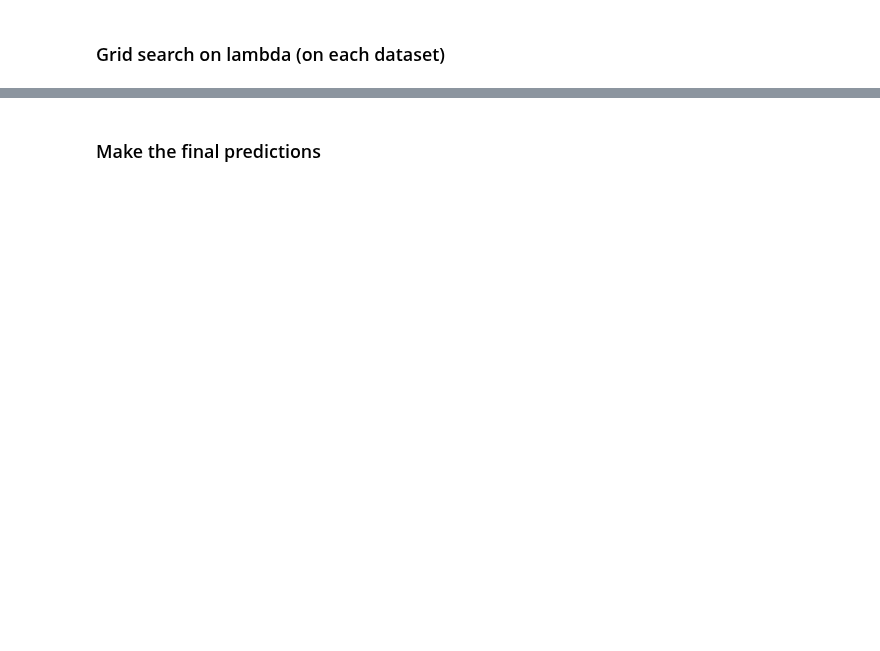
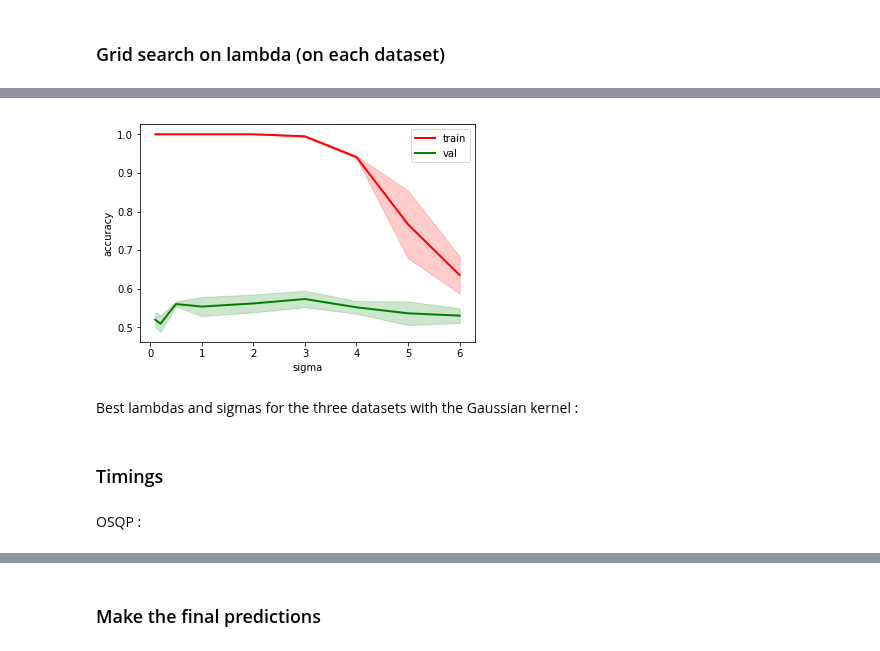
Before and after one commit to gdalle/KernelMethods, a Jupyter notebook: SVM.ipynb, the cells around one changed output, grey strips where cells are left out. Drawn from its saved outputs; the diff is of its cells as text; code cells hidden in the pictures; blank space fills up the shorter version.

```diff
--- a/SVM.ipynb
+++ b/SVM.ipynb
@@ -152,0 +159,12 @@ Text(0,0.5,'accuracy')
+# %%
+sigma_range = [1e-1, 2e-1, 5e-1, 1., 2., 3, 4, 5, 6]
+kfold = 5
+acc_train = np.zeros((len(sigma_range), kfold))
+acc_val = np.zeros((len(sigma_range), kfold))
+for i, sigma in enumerate(sigma_range):
+    Xtr, Ytr, _ = dataset[0]
+    acc_train[i], acc_val[i] = cross_validate(Xtr, Ytr, gauss(sigma), best_lambda, shuffle=True, kfold=kfold)
+    print('Sigma: ', sigma)
+    print('Train accuracy: ', np.mean(acc_train[i]))
+    print('Valid accuracy: ', np.mean(acc_val[i]))
+    print('------------')
@@ -152,0 +189,14 @@ Text(0,0.5,'accuracy')
+# %%
+plt.figure()
+lineplotCI(sigma_range, acc_train.mean(axis=1), acc_train.mean(axis=1)+acc_train.std(axis=1),
+           acc_train.mean(axis=1)-acc_train.std(axis=1), c='r')
+lineplotCI(sigma_range, acc_val.mean(axis=1), acc_val.mean(axis=1)+acc_val.std(axis=1),
+           acc_val.mean(axis=1)-acc_val.std(axis=1), c='g')
+plt.legend(['train', 'val'])
+plt.xlabel('sigma')
+plt.ylabel('accuracy')
+plt.show()
+# %% [output]
+[figure, added]
+# %% [markdown]
+Best lambdas and sigmas for the three datasets with the Gaussian kernel :
@@ -152,0 +206,2 @@ Text(0,0.5,'accuracy')
+# %% [markdown]
+### Timings
@@ -152,0 +212,2 @@ Text(0,0.5,'accuracy')
+# %% [markdown]
+OSQP :
```
Also changed, not shown: parts of 20 cells of this notebook, 2 other files.
